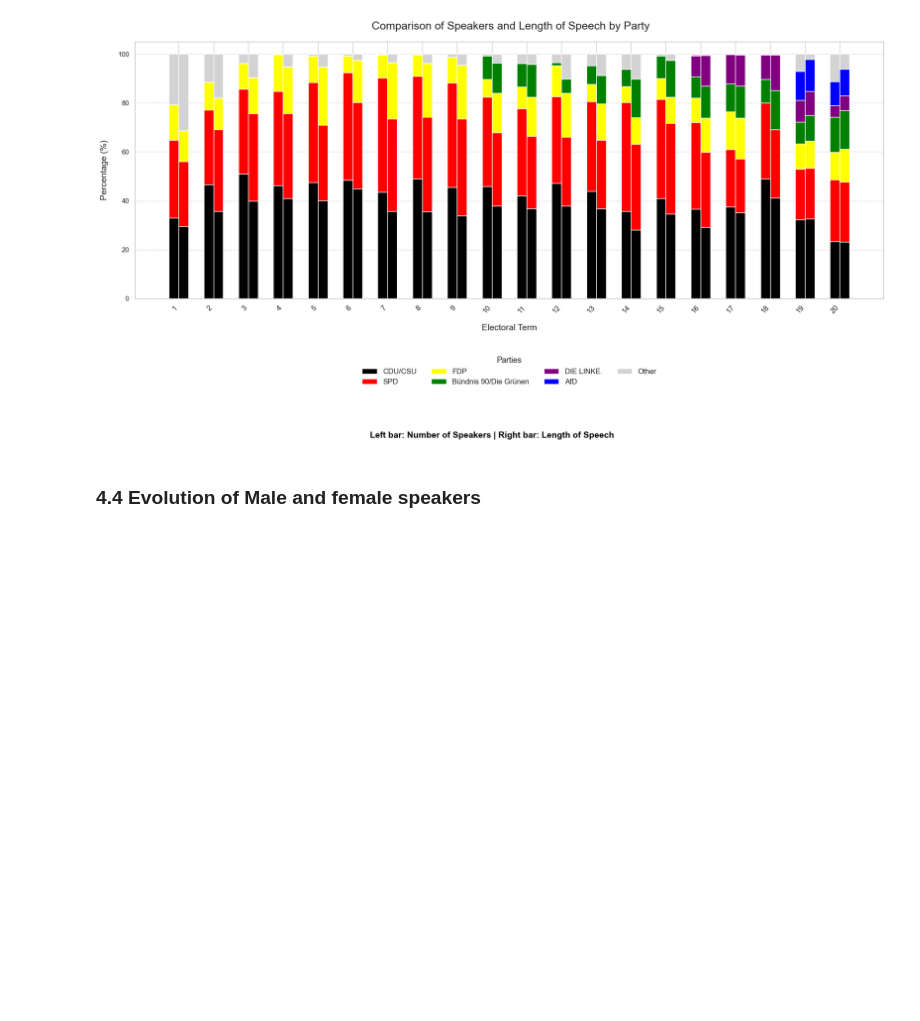
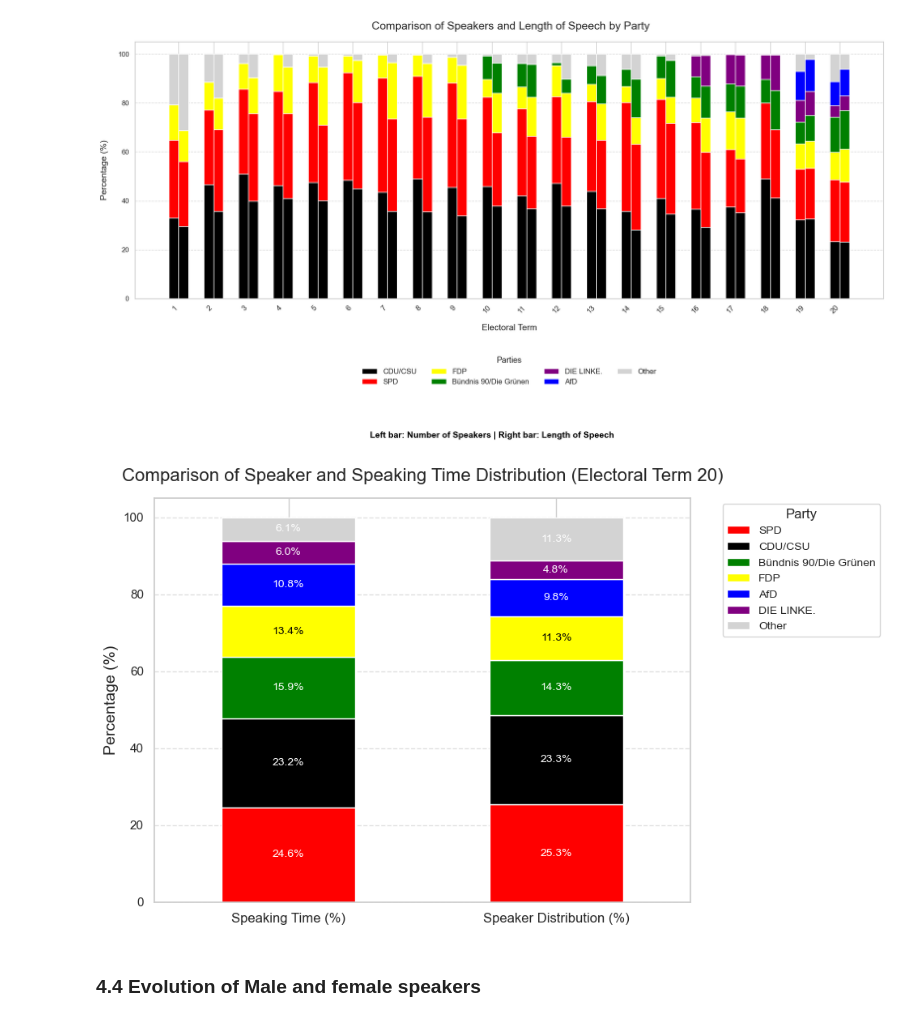
Before and after one commit to committopush/Thesis, a Jupyter notebook: Data_Cleaning_v4.ipynb, the cells around one changed output. Drawn from its saved outputs; the diff is of its cells as text; code cells hidden in the pictures; blank space fills up the shorter version.

```diff
--- a/Data_Cleaning_v4.ipynb
+++ b/Data_Cleaning_v4.ipynb
@@ -1313,6 +1364,74 @@ fig.savefig('speaking_time.png', format='png', dpi=300, bbox_inches='tight')
 plt.show()
 # %% [output]
 [figure]
+# %%
+# Filter data for electoral term 20
+term_20_data = content_without_moderation[content_without_moderation['electoral_term'] == 20]
+
+# Calculate speaking time percentages for term 20
+speaking_per_party = term_20_data.groupby(['faction'])['speech_length'].sum()
+speaking_per_party_percent = speaking_per_party.div(speaking_per_party.sum()) * 100
+
+# Calculate unique speakers percentages for term 20
+unique_speakers = term_20_data.groupby(['faction'])['politician_id'].nunique()
+unique_speakers_percent = unique_speakers.div(unique_speakers.sum()) * 100
+
+# Align the columns with the desired faction order
+faction_order = ['SPD', 'CDU/CSU', 'Bündnis 90/Die Grünen', 'FDP', 'AfD', 'DIE LINKE.', 'Other']
+speaking_per_party_percent = speaking_per_party_percent.reindex(faction_order, fill_value=0)
+unique_speakers_percent = unique_speakers_percent.reindex(faction_order, fill_value=0)
+
+# Prepare data for stacked bars
+stacked_data = pd.DataFrame({
+    'Speaking Time (%)': speaking_per_party_percent,
+    'Speaker Distribution (%)': unique_speakers_percent
+}).T  # Transpose to make metrics the index and factions the columns
+
+# Plot setup
+# Plot stacked bars
+fig, ax = plt.subplots(figsize=(10, 6))
+
+stacked_data.plot(
+    kind='bar',
+    stacked=True,
+    color=[color_map.get(faction, 'lightgrey') for faction in faction_order],
+    ax=ax
+)
+
+# Add percentage labels to the segments with custom text colors
+for i, metric in enumerate(stacked_data.index):  # Loop over the two bars
+    cumulative = 0
+    for faction in faction_order:
+        percentage = stacked_data.loc[metric, faction]
+        if percentage > 0:
+            # Set label color: black for FDP, white for others
+            text_color = 'black' if faction == 'FDP' else 'white'
+            ax.text(
+                i, cumulative + percentage / 2,  # Place text in the middle of the bar segment
+                f"{percentage:.1f}%",
+                ha='center', va='center', fontsize=10, color=text_color
+            )
+            cumulative += percentage
+
+# Customize the chart
+ax.set_xticks(range(len(stacked_data.index)))
+ax.set_xticklabels(stacked_data.index, rotation=0, fontsize=12)
+ax.set_xlabel('')
+ax.set_ylabel('Percentage (%)', fontsize=14)
+ax.set_title('Comparison of Speaker and Speaking Time Distribution (Electoral Term 20)', fontsize=16, pad=15)
+
+# Add legend
+ax.legend(title='Party', fontsize=10, bbox_to_anchor=(1.05, 1), loc='upper left')
+
+# Add gridlines for better readability
+ax.grid(axis='y', linestyle='--', alpha=0.6)
+
+# Adjust layout and save the figure
+plt.tight_layout()
+plt.savefig('stacked_speakers_vs_speaking_time_term_20_labels_adjusted.png', format='png', dpi=300, bbox_inches='tight')
+plt.show()
+# %% [output]
+[figure, added]
 # %% [markdown]
 ### 4.4 Evolution of Male and female speakers
 # %%
```
Also changed, not shown: parts of 15 cells of this notebook.
